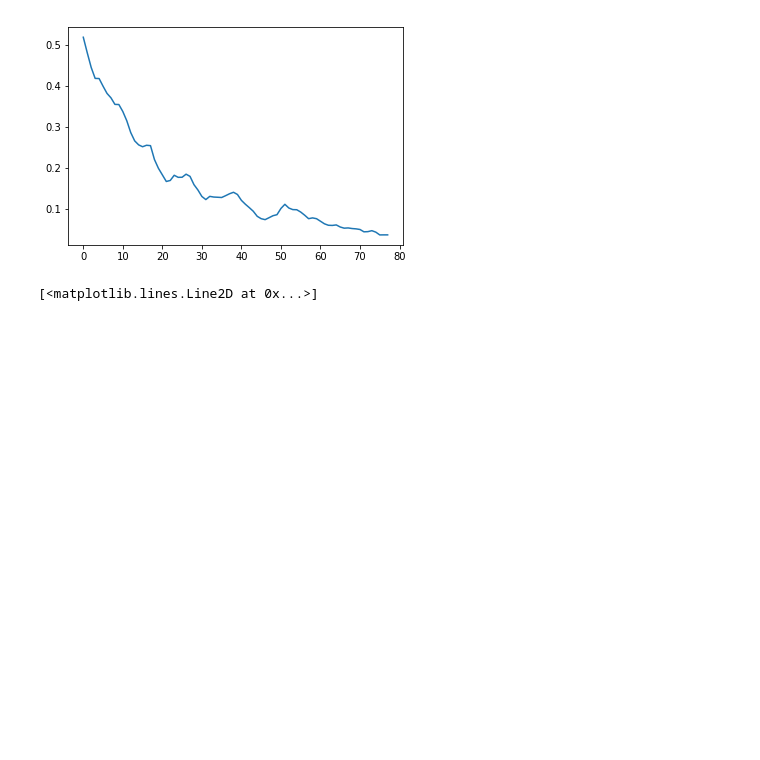
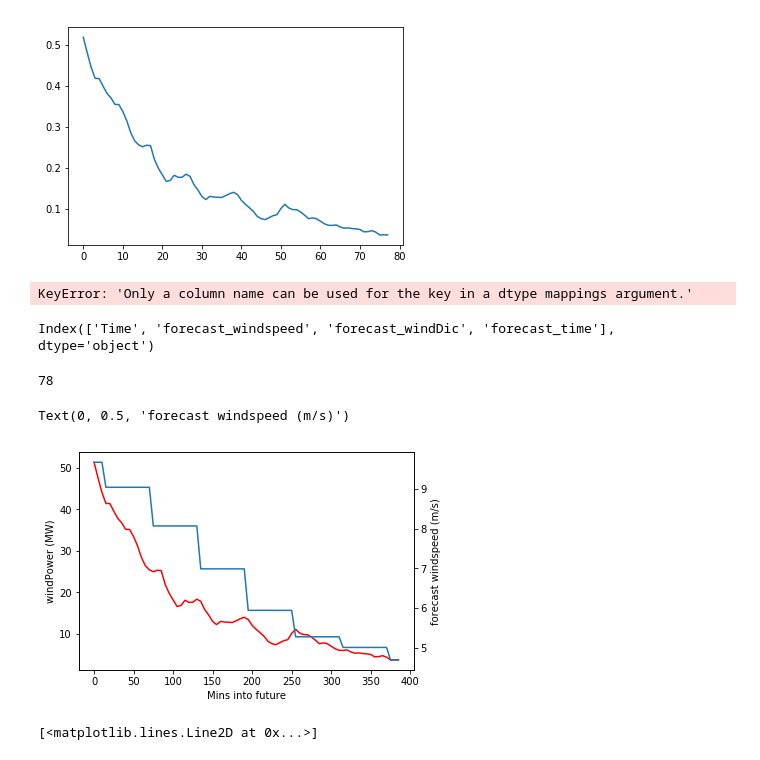
Before and after one commit to diem-ai/wind-energy-prediction, a Jupyter notebook: matt.ipynb, the cells around one changed output. Drawn from its saved outputs; the diff is of its cells as text; code cells hidden in the pictures; blank space fills up the shorter version.

```diff
--- a/matt.ipynb
+++ b/matt.ipynb
@@ -292,6 +271,36 @@ plt.plot(y3_pred_last)
 # %% [output]
 [<matplotlib.lines.Line2D at 0x...>]
 [figure]
+# %%
+df2_forecast.astype({'windSpeed (m/s)': float} )['windSpeed (m/s)'].abs().max()
+# %% [output]
+KeyError: 'Only a column name can be used for the key in a dtype mappings argument.'
+# %%
+df2_forecast.columns
+# %% [output]
+Index(['Time', 'forecast_windspeed', 'forecast_windDic', 'forecast_time'], dtype='object')
+# %%
+y3_pred__last_denormal = y3_pred_last * df2_measured.astype({'availableMW': float, 'windSpeed': float, 'windPower': float} )['windPower'].abs().max()
+extra_forecast_wind = np.array((x3[len(y2_pred):,0]))  * df2_forecast['forecast_windspeed'].abs().max()
+# %%
+len(extra_forecast_wind)
+# %% [output]
+78
+# %%
+x_axis = np.arange(len(y3_pred__last_denormal)) * 5
+
+ax = plt.gca()
+ax.plot(x_axis,y3_pred__last_denormal, color="red")
+ax2 = plt.twinx()
+ax2.plot(x_axis,extra_forecast_wind)
+
+
+ax.set_xlabel("Mins into future")
+ax.set_ylabel("windPower (MW)")
+ax2.set_ylabel("forecast windspeed (m/s)")
+# %% [output]
+Text(0, 0.5, 'forecast windspeed (m/s)')
+[figure, added]
 # %%
 plt.plot(combined_df3['forecast_windspeed'])
 # %% [output]
```
Also changed, not shown: parts of 3 cells of this notebook.
